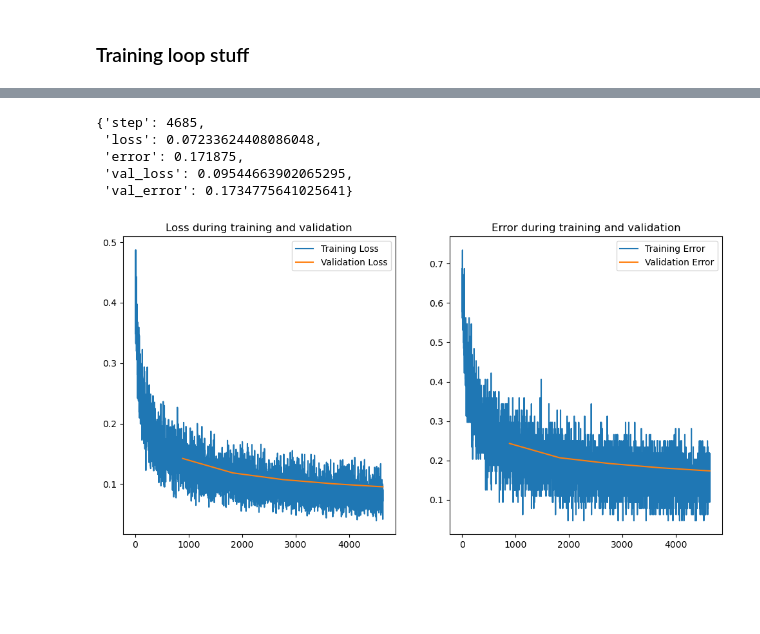
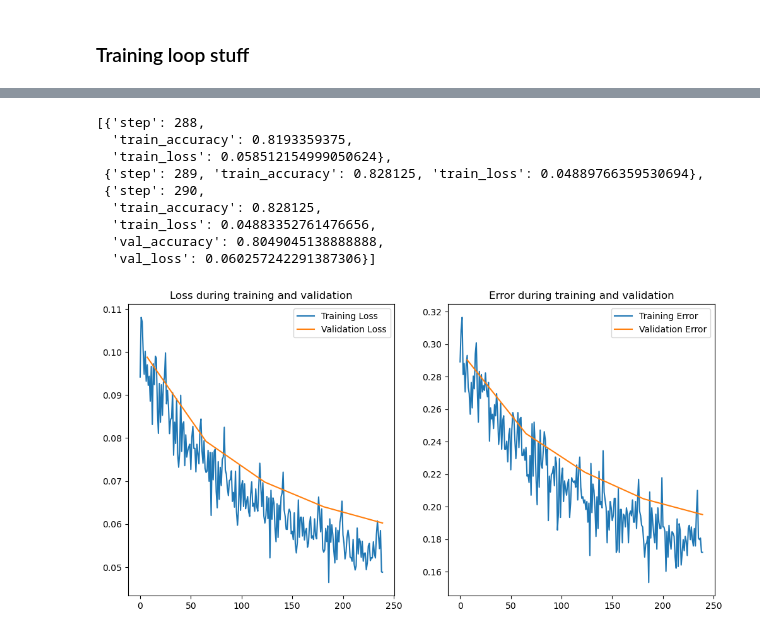
Before and after one commit to xl0/tidygrad, a Jupyter notebook: nbs/06_training.ipynb, the cells around one changed output, grey strips where cells are left out. Saved outputs shown, nothing was run; the diff lists cells and outputs as text; code cells hidden in the pictures; blank space fills up the shorter version.

Commit message:
Better metrics

```diff
--- a/nbs/06_training.ipynb
+++ b/nbs/06_training.ipynb
@@ -157,20 +176,20 @@ class ProgressBarCallback:
             self.pbar.set_postfix_str(f"loss={learner.metrics[-1]['loss']:.4f}, error={learner.metrics[-1]['error']:.4f}")
 # %%
 #| export
-def one_hot_encode_batch(y_batch, n_classes):
-    batch_size = len(y_batch)
+def one_hot_encode_batch(y, n_classes):
+    batch_size = len(y)
     assert batch_size > 0
     assert n_classes > 0
-    assert y_batch.shape == (batch_size, )
-    assert np.min(y_batch) >= 0
+    assert y.shape == (batch_size, )
+    assert np.min(y) >= 0
 
     # Initialize a zero matrix of shape (batch_size, num_classes)
     one_hot_matrix = np.zeros((batch_size, n_classes))
 
     # Fill in the appropriate elements
-    one_hot_matrix[np.arange(batch_size), y_batch] = 1
+    one_hot_matrix[np.arange(batch_size), y] = 1
 
-    return one_hot_matrix
+    return Tensor(one_hot_matrix)
 # %%
 from tidygrad.utils.data import DataLoader, DataLoaders
 from tidygrad.utils.datasets import MNIST, mnist_batch_tfm
@@ -179,7 +198,7 @@ from tidygrad.optim import Adam
 from functools import partial
 from matplotlib import pyplot as plt
 # %%
-BS = 64
+BS = 1024
 
 mnist_train = DataLoader(MNIST(fashion=True), batch_size=BS, shuffle=False, batch_tfms=[mnist_batch_tfm])
 mnist_test = DataLoader(MNIST(train=False, fashion=True), batch_size=BS, shuffle=False, batch_tfms=[mnist_batch_tfm])
@@ -188,7 +207,6 @@ INT_DIM = 128
 
 w1 = Tensor(np.random.randn(784, INT_DIM) * 1, "w1")
 b1 = Tensor(np.ones((1, INT_DIM)) * 0.1, "b1")
-
 w2 = Tensor(np.random.randn(INT_DIM, 10) * 1, "w2")
 # b2 = Tensor(np.zeros((1, 10)), "b2")
 
@@ -202,9 +220,9 @@ def linear_model(inputs, params, debug=list()):
     return z2
 
 MM_func = partial(linear_model, params=[w1, b1, w2])
+optimizer = Adam([w1, b1, w2], lr=0.005)
 
-optimizer = Adam([w1, b1, w2], lr=0.001)
-loss_f = lambda preds, targets: BCE_loss(preds, one_hot_encode_batch(targets.data, 10))
+loss_f = lambda preds, targets: CrossEntropy_loss(preds, one_hot_encode_batch(targets.data, n_classes=10))
 # loss_f = lambda preds, targets: CrossEntropy_loss(preds, one_hot_encode_batch(targets.data, 10))
 
 student = Learner(
@@ -212,5 +230,5 @@ student = Learner(
     model=MM_func,
     loss_func=loss_f,
     optimizer=optimizer,
-    callbacks=[DictLoggerCallback(), ProgressBarCallback()],
+    callbacks=[DictLoggerCallback()],
 )
@@ -217,13 +244,17 @@ student = Learner(
 # %%
 #| eval: false
 student.fit(epochs=5)
-student.metrics[-1]
+student.metrics[-3:]
 # %% [output]
-{'step': 4685,
- 'loss': 0.07233624408086048,
- 'error': 0.171875,
- 'val_loss': 0.09544663902065295,
- 'val_error': 0.1734775641025641}
+[{'step': 288,
+  'train_accuracy': 0.8193359375,
+  'train_loss': 0.058512154999050624},
+ {'step': 289, 'train_accuracy': 0.828125, 'train_loss': 0.04889766359530694},
+ {'step': 290,
+  'train_accuracy': 0.828125,
+  'train_loss': 0.04883352761476656,
+  'val_accuracy': 0.8049045138888888,
+  'val_loss': 0.060257242291387306}]
 # %%
 # BCE loss:
 
@@ -242,31 +273,33 @@ student.metrics[-1]
 # %%
 #| eval: false
 
 losses = []
 errors = []
 val_losses = []
 val_errors = []
 
 for idx, data in enumerate(student.metrics[50:]):
-    if 'loss' in data: losses.append((idx, data['loss']))
-    if 'error' in data: errors.append((idx, data['error']))
+    if 'train_loss' in data: losses.append((idx, data['train_loss']))
+    if 'train_accuracy' in data: errors.append((idx, 1-data['train_accuracy']))
     if 'val_loss' in data: val_losses.append((idx, data['val_loss']))
-    if 'val_error' in data: val_errors.append((idx, data['val_error']))
+    if 'val_accuracy' in data: val_errors.append((idx, 1-data['val_accuracy']))
+
+
 
 plt.figure(figsize=(12, 6))
 
 plt.subplot(1, 2, 1)
 plt.plot(*zip(*losses), label='Training Loss')
 plt.plot(*zip(*val_losses), label='Validation Loss')
 plt.title('Loss during training and validation')
 plt.legend()
 
 plt.subplot(1, 2, 2)
 plt.plot(*zip(*errors), label='Training Error')
 plt.plot(*zip(*val_errors), label='Validation Error')
 plt.title('Error during training and validation')
 plt.legend()
 
 plt.show()
 # %% [output]
-[figure, old version]
+[figure, new version]
```
Also changed, not shown: parts of 3 cells of this notebook, 4 other files.
